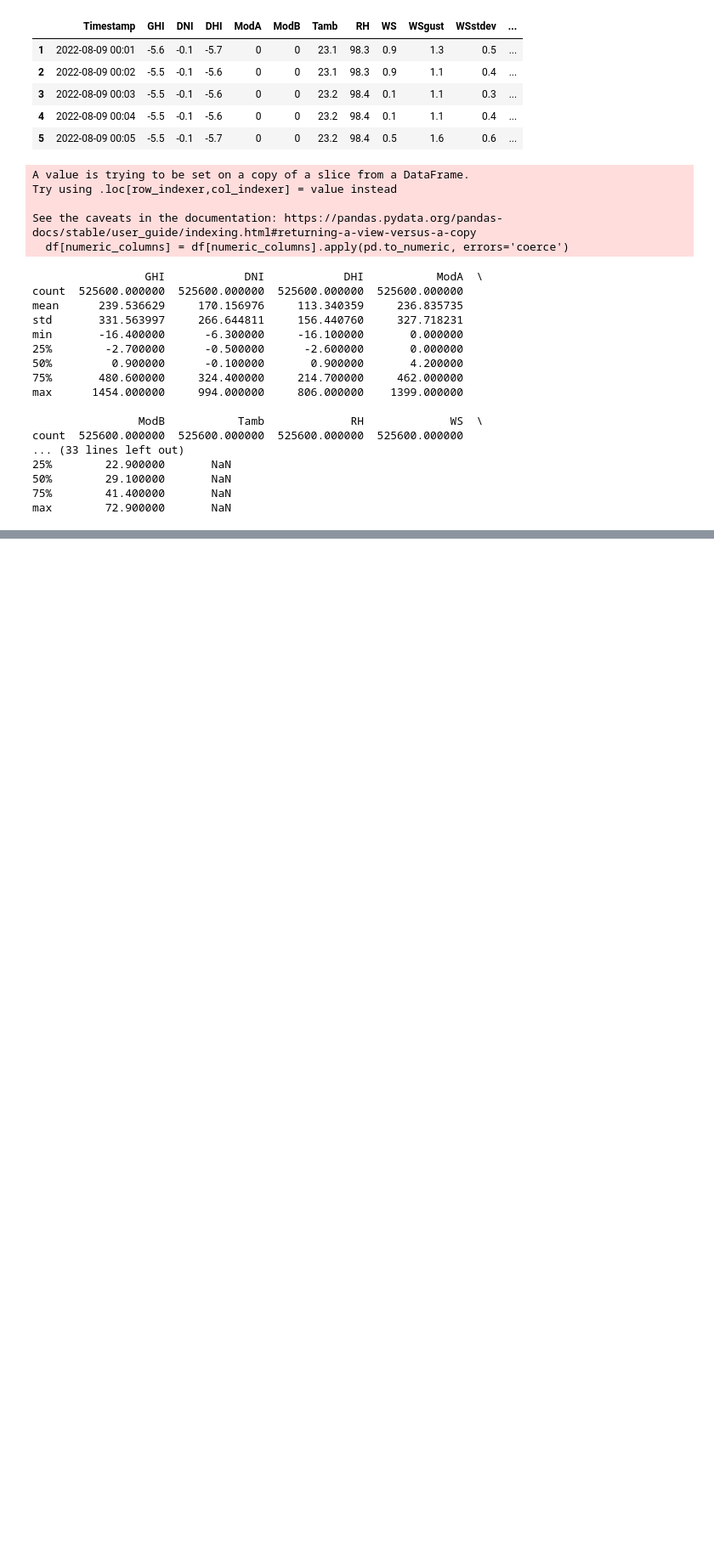
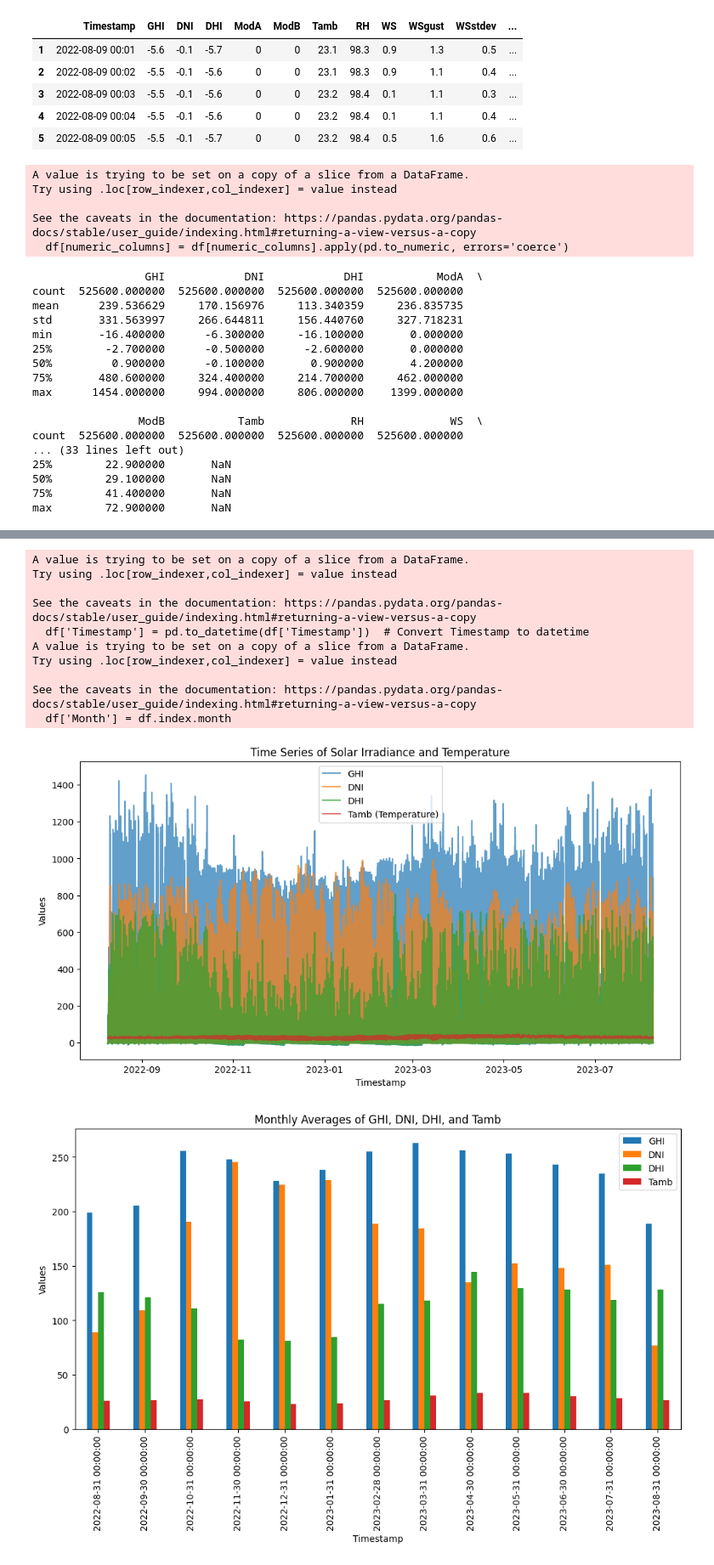
Before and after one commit to HabibiGirum/10-Academy-course, a Jupyter notebook: notebooks/analysis.ipynb, the cells around one changed output, grey strips where cells are left out. Shown at 85% size. Drawn from its saved outputs; the diff is of its cells as text; code cells hidden in the pictures; blank space fills up the shorter version.

Commit message:
Data Quality Check, Time Series Analysis: Plot bar charts or line charts

```diff
--- a/notebooks/analysis.ipynb
+++ b/notebooks/analysis.ipynb
@@ -8,7 +9,7 @@ from scipy.stats import skew, kurtosis
 # Read the dataset using pandas
 # %%
 
-data = pd.read_csv('dataset.csv',
+data = pd.read_csv('solar_measurements_benin-malanville_qc_year2.csv',
                  parse_dates=['Timestamp'],
                  encoding='ISO-8859-1')
 print(data.info())
@@ -89,0 +146,60 @@ max        72.900000       NaN
+# %%
+
+
+df.columns = ['Timestamp', 'GHI', 'DNI', 'DHI', 'ModA', 'ModB', 'Tamb', 'RH',
+              'WS', 'WSgust', 'WSstdev', 'WD', 'WDstdev', 'BP', 'Cleaning',
+              'Precipitation', 'TModA', 'TModB', 'Comments']
+df['Timestamp'] = pd.to_datetime(df['Timestamp'])  # Convert Timestamp to datetime
+df.set_index('Timestamp', inplace=True)
+
+# Resample data to monthly and daily averages for high-level trends
+df['Month'] = df.index.month
+monthly_means = df.resample('M').mean()
+daily_means = df.resample('D').mean()
+
+# 1. Time Series Plots for GHI, DNI, DHI, and Tamb
+plt.figure(figsize=(12, 6))
+plt.plot(df.index, df['GHI'], label='GHI', alpha=0.7)
+plt.plot(df.index, df['DNI'], label='DNI', alpha=0.7)
+plt.plot(df.index, df['DHI'], label='DHI', alpha=0.7)
+plt.plot(df.index, df['Tamb'], label='Tamb (Temperature)', alpha=0.7)
+plt.title('Time Series of Solar Irradiance and Temperature')
+plt.xlabel('Timestamp')
+plt.ylabel('Values')
+plt.legend()
+plt.show()
+
+# 2. Trends by Month: Bar Plot of Monthly Averages
+monthly_means[['GHI', 'DNI', 'DHI', 'Tamb']].plot(
+    kind='bar', figsize=(12, 6), title="Monthly Averages of GHI, DNI, DHI, and Tamb"
+)
+plt.ylabel('Values')
+plt.show()
+
+# 3. Cleaning Impact on Sensor Readings (ModA, ModB)
+cleaning_on = df[df['Cleaning'] == 1]  # Filter rows with cleaning active
+cleaning_off = df[df['Cleaning'] == 0]
+
+plt.figure(figsize=(12, 6))
+plt.plot(cleaning_on.index, cleaning_on['ModA'], label='ModA (Cleaning On)', color='blue', alpha=0.7)
+plt.plot(cleaning_off.index, cleaning_off['ModA'], label='ModA (Cleaning Off)', color='orange', alpha=0.7)
+plt.plot(cleaning_on.index, cleaning_on['ModB'], label='ModB (Cleaning On)', color='green', alpha=0.7)
+plt.plot(cleaning_off.index, cleaning_off['ModB'], label='ModB (Cleaning Off)', color='red', alpha=0.7)
+plt.title('Impact of Cleaning on Sensor Readings (ModA, ModB)')
+plt.xlabel('Timestamp')
+plt.ylabel('Sensor Readings')
+plt.legend()
+plt.show()
+# %% [output]
+A value is trying to be set on a copy of a slice from a DataFrame.
+Try using .loc[row_indexer,col_indexer] = value instead
+
+See the caveats in the documentation: https://pandas.pydata.org/pandas-docs/stable/user_guide/indexing.html#returning-a-view-versus-a-copy
+  df['Timestamp'] = pd.to_datetime(df['Timestamp'])  # Convert Timestamp to datetime
+A value is trying to be set on a copy of a slice from a DataFrame.
+Try using .loc[row_indexer,col_indexer] = value instead
+
+See the caveats in the documentation: https://pandas.pydata.org/pandas-docs/stable/user_guide/indexing.html#returning-a-view-versus-a-copy
+  df['Month'] = df.index.month
+[figure, added]
+[figure, added]
```
Also changed, not shown: parts of 4 cells of this notebook, 2 other files.
